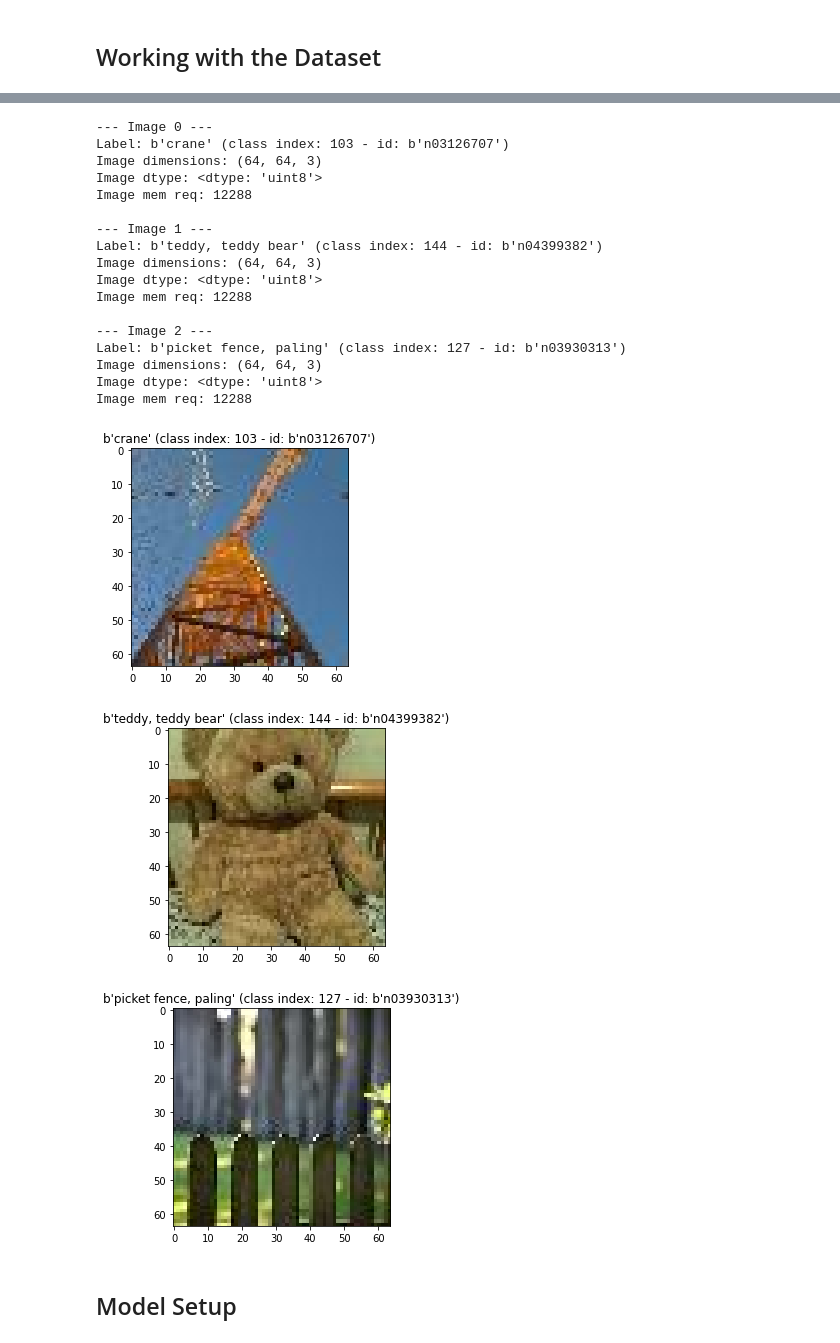
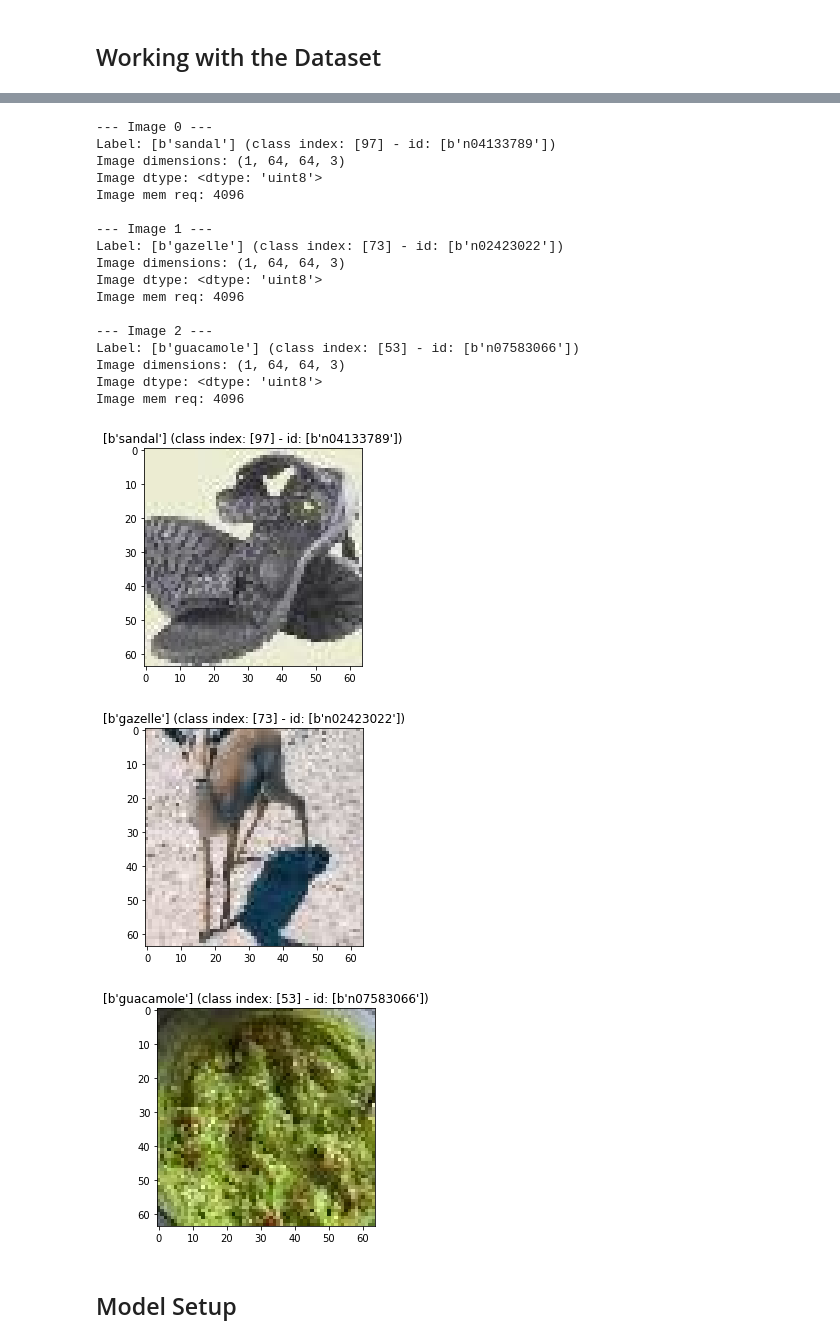
Before and after one commit to owenhenning/cpre487, a Jupyter notebook: lab01/487_lab1_Q.ipynb, the cells around one changed output, grey strips where cells are left out. Cells and saved outputs as stored; diff of their text form; code cells hidden in the pictures.

```diff
--- a/lab01/487_lab1_Q.ipynb
+++ b/lab01/487_lab1_Q.ipynb
@@ -137,43 +137,43 @@ Label: b'go-kart' (class index: 163 - id: b'n03444034')
 # %%
 # TODO: Print and visualize three inputs from the validation set
 #     : Print the storage data type
 #     : Print and note the dimensions of each image
 #     : Print the memory required to store each image
 
 # Sample Images
 sample_imgs = []
-for index, img_data in enumerate(ds_val.take(3)):
+for index, img_data in enumerate(ds_val.batch(1).take(3)): #added batch(1)
     sample_imgs.append(img_data)
     image, label, id, label_name = img_data["image"], img_data["label"], img_data["id"], img_data["metadata"]['label_name']
 
     print(f'\n--- Image {index} ---')
     # TODO: Your Code Here
     img_info(img_data)
     print(f'Image dimensions: {image.shape}')
     print(f'Image dtype: {image.dtype}')
     mem = image.shape[0] * image.shape[1] * image.shape[2]
     print(f'Image mem req: {mem}')
 # %% [output]
 --- Image 0 ---
-Label: b'crane' (class index: 103 - id: b'n03126707')
-Image dimensions: (64, 64, 3)
+Label: [b'sandal'] (class index: [97] - id: [b'n04133789'])
+Image dimensions: (1, 64, 64, 3)
 Image dtype: <dtype: 'uint8'>
-Image mem req: 12288
+Image mem req: 4096
 
 --- Image 1 ---
-Label: b'teddy, teddy bear' (class index: 144 - id: b'n04399382')
-Image dimensions: (64, 64, 3)
+Label: [b'gazelle'] (class index: [73] - id: [b'n02423022'])
+Image dimensions: (1, 64, 64, 3)
 Image dtype: <dtype: 'uint8'>
-Image mem req: 12288
+Image mem req: 4096
 
 --- Image 2 ---
-Label: b'picket fence, paling' (class index: 127 - id: b'n03930313')
-Image dimensions: (64, 64, 3)
+Label: [b'guacamole'] (class index: [53] - id: [b'n07583066'])
+Image dimensions: (1, 64, 64, 3)
 Image dtype: <dtype: 'uint8'>
-Image mem req: 12288
+Image mem req: 4096
-[figure, old version]
+[figure, new version]
-[figure, old version]
+[figure, new version]
-[figure, old version]
+[figure, new version]
 # %%
 # TODO: Export each of the three inputs to a binary file which will be used to load the images into C++ later
 # NOTE: First flatten the array (ex: 4D --> 1D). So 64*64*3 = 12288 element 1D array
```
Also changed, not shown: parts of 8 cells of this notebook, 5 other files.
